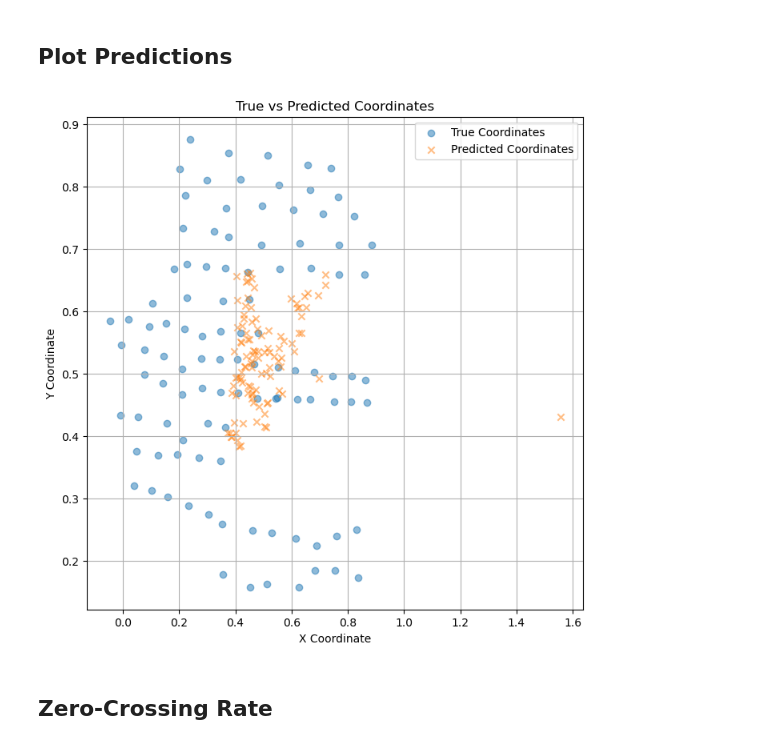
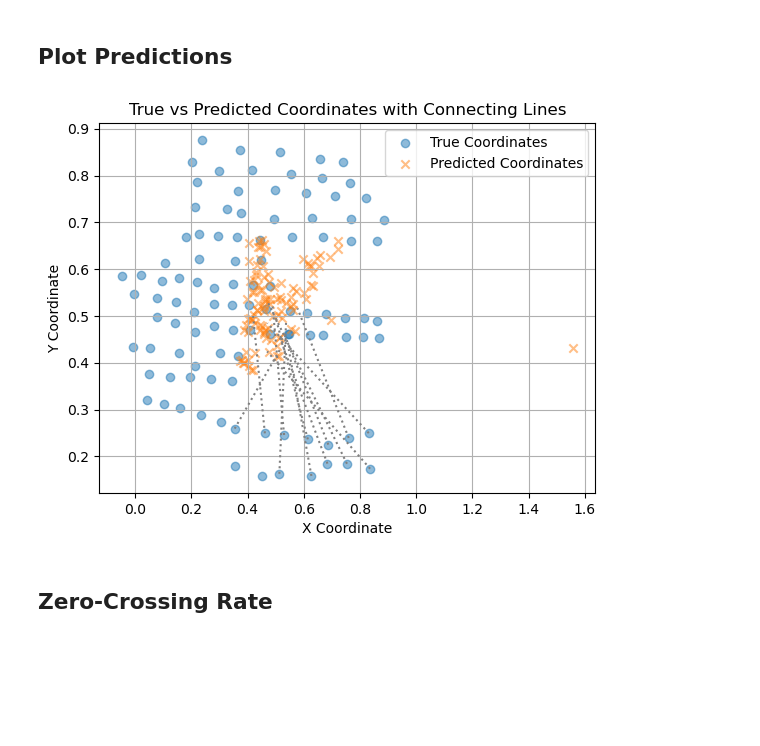
Before and after one commit to christopherT02/Acoustic-Hackathon, a Jupyter notebook: src/linear_regression.ipynb, the cells around one changed output. Drawn from its saved outputs; the diff is of its cells as text; code cells hidden in the pictures; blank space fills up the shorter version.

Commit message:
fix: graph plot

```diff
--- a/src/linear_regression.ipynb
+++ b/src/linear_regression.ipynb
@@ -231,17 +231,23 @@ Localization Error: 0.30 (0.14)
 # %% [markdown]
 ## Plot Predictions
 # %%
-plt.figure(figsize=(8, 8))
-plt.scatter(true_coordinates[:, 0], true_coordinates[:, 1], label='True Coordinates', marker='o', alpha=0.5)
-plt.scatter(predicted_coordinates[:, 0], predicted_coordinates[:, 1], label='Predicted Coordinates', marker='x', alpha=0.5)
-plt.title('True vs Predicted Coordinates')
+plt.scatter(true_coordinates_pytorch[:, 0], true_coordinates_pytorch[:, 1], label='True Coordinates', marker='o', alpha=0.5)
+plt.scatter(predicted_coordinates_pytorch[:, 0], predicted_coordinates_pytorch[:, 1], label='Predicted Coordinates', marker='x', alpha=0.5)
+
+# Draw lines connecting corresponding points
+for i, (true_coord, pred_coord) in enumerate(zip(dataset_h2.coordinates, y_pred)):
+    plt.plot([true_coord[0], pred_coord[0]], [true_coord[1], pred_coord[1]], c='gray', linestyle='dotted')
+    if i > 10:
+        break
+
+plt.title('True vs Predicted Coordinates with Connecting Lines')
 plt.xlabel('X Coordinate')
 plt.ylabel('Y Coordinate')
 plt.legend()
 plt.grid(True)
 plt.show()
 # %% [output]
-[figure, old version]
+[figure, new version]
 # %% [markdown]
 ## Zero-Crossing Rate
 # %%
```
Also changed, not shown: parts of 1 cell of this notebook.
